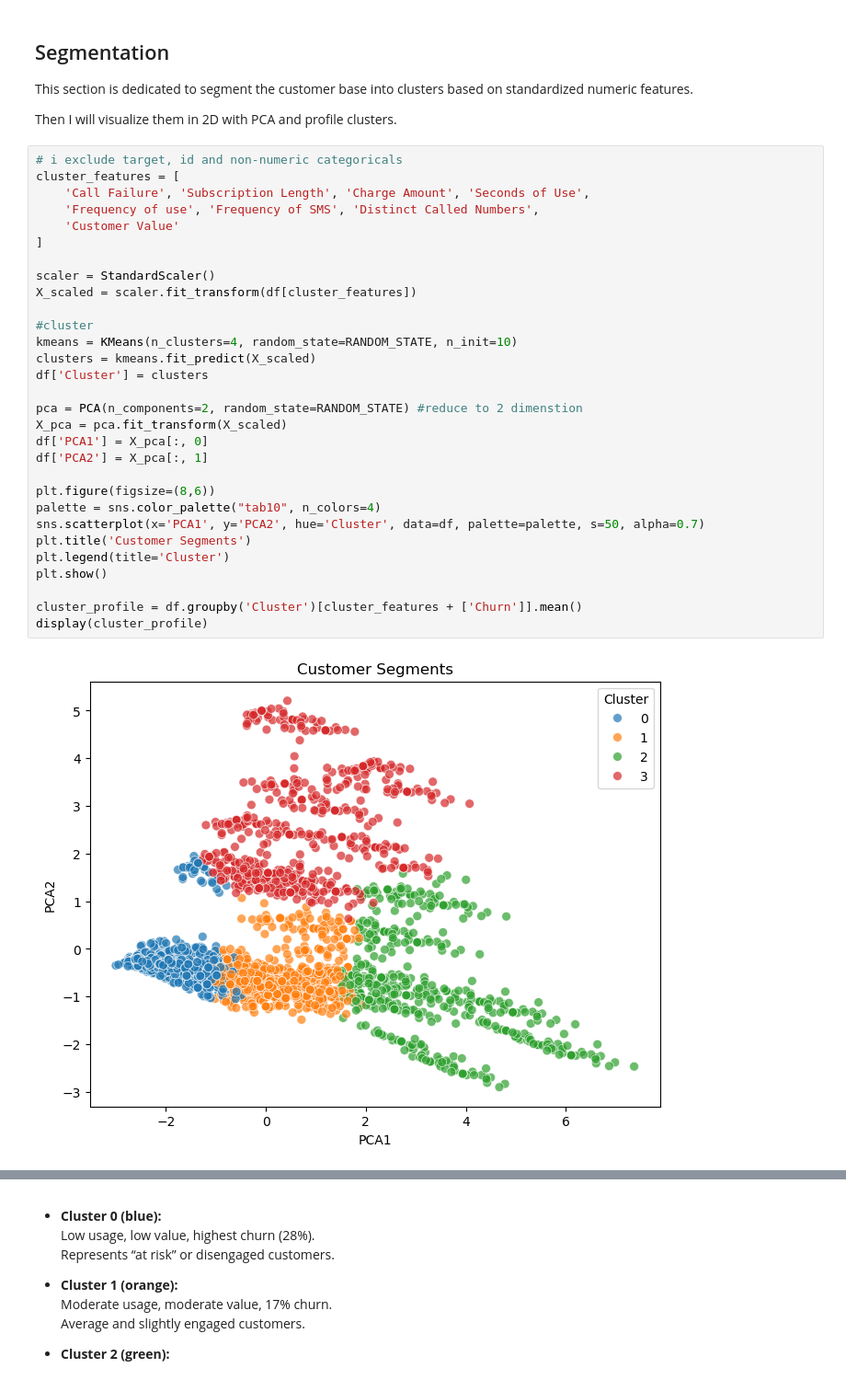
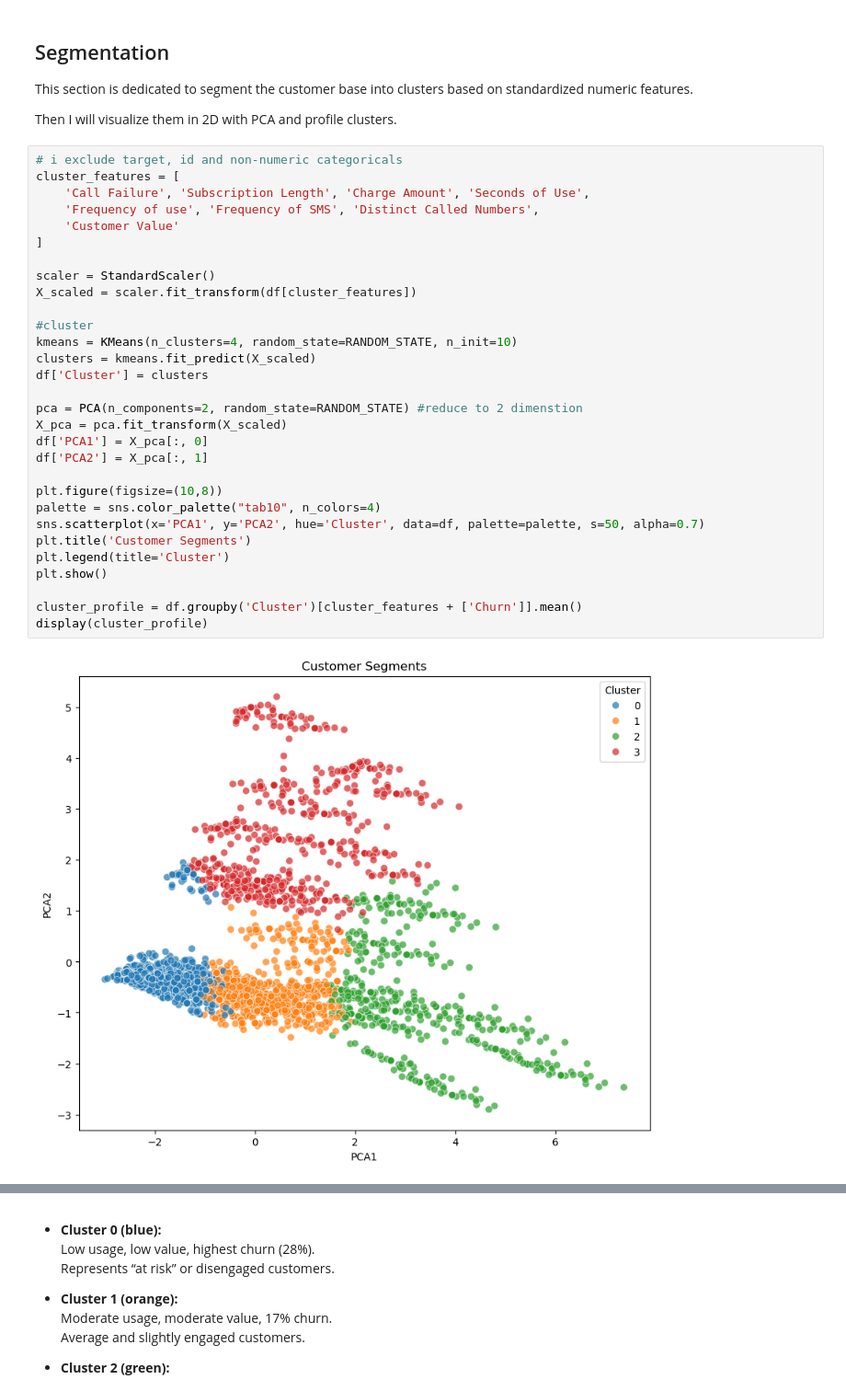
Before and after one commit to intox1ca7ed/Churn-Prediction-Project, a Jupyter notebook: main-notebook.ipynb, the cells around one changed output, grey strips where cells are left out. Shown at 92% size. Cells and saved outputs as stored; diff of their text form.

```diff
--- a/main-notebook.ipynb
+++ b/main-notebook.ipynb
@@ -312,35 +325,35 @@ Then I will visualize them in 2D with PCA and profile clusters.
 # %%
 # i exclude target, id and non-numeric categoricals
 cluster_features = [
     'Call Failure', 'Subscription Length', 'Charge Amount', 'Seconds of Use',
     'Frequency of use', 'Frequency of SMS', 'Distinct Called Numbers',
     'Customer Value'
 ]
 
 scaler = StandardScaler()
 X_scaled = scaler.fit_transform(df[cluster_features])
 
 #cluster
 kmeans = KMeans(n_clusters=4, random_state=RANDOM_STATE, n_init=10)
 clusters = kmeans.fit_predict(X_scaled)
 df['Cluster'] = clusters
 
 pca = PCA(n_components=2, random_state=RANDOM_STATE) #reduce to 2 dimenstion
 X_pca = pca.fit_transform(X_scaled)
 df['PCA1'] = X_pca[:, 0]
 df['PCA2'] = X_pca[:, 1]
 
-plt.figure(figsize=(8,6))
+plt.figure(figsize=(10,8))
 palette = sns.color_palette("tab10", n_colors=4)
 sns.scatterplot(x='PCA1', y='PCA2', hue='Cluster', data=df, palette=palette, s=50, alpha=0.7)
 plt.title('Customer Segments')
 plt.legend(title='Cluster')
 plt.show()
 
 cluster_profile = df.groupby('Cluster')[cluster_features + ['Churn']].mean()
 display(cluster_profile)
 # %% [output]
-[figure, old version]
+[figure, new version]
 |  | Call Failure | Subscription Length | Charge Amount | Seconds of Use | Frequency of use | Frequency of SMS | ... |
 | Cluster |  |  |  |  |  |  | ... |
 | 0 | 3.036207 | 30.325862 | 0.262931 | 1384.850000 | 23.523276 | 15.365517 | ... |
```
Also changed, not shown: parts of 22 cells of this notebook.
